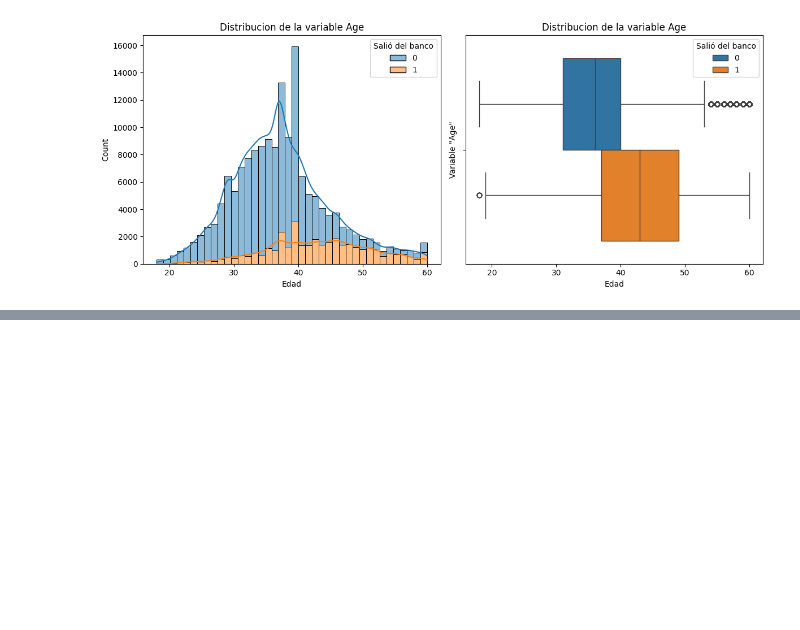
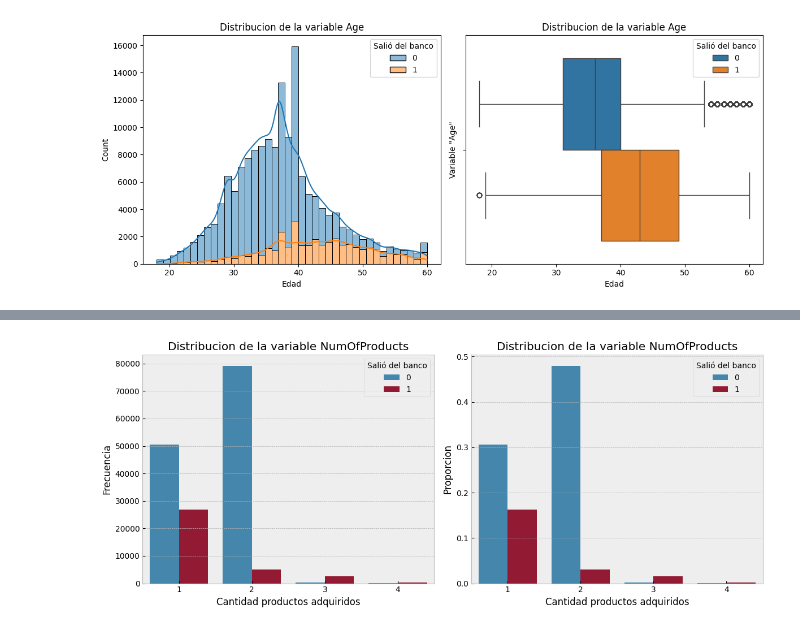
Before and after one commit to arielRas/KaggleCompetition-Coder52295, a Jupyter notebook: Eda.ipynb, the cells around one changed output, grey strips where cells are left out. Saved outputs shown, nothing was run; the diff lists cells and outputs as text; code cells hidden in the pictures; blank space fills up the shorter version.

```diff
--- a/Eda.ipynb
+++ b/Eda.ipynb
@@ -56,0 +72,5 @@ Distributions(df.Age, df.Exited, 40, 'Age', 'Edad').plot_distribution()
+# %%
+#DISTRIBUCION VARIABLE NUMOFPRODUCTS
+Distributions(df.NumOfProducts, df.Exited, 'NumOfProducts', 'Cantidad productos adquiridos').plot_distribution_cualit()
+# %% [output]
+[figure, added]
```
Also changed, not shown: parts of 6 cells of this notebook, 1 other file.
